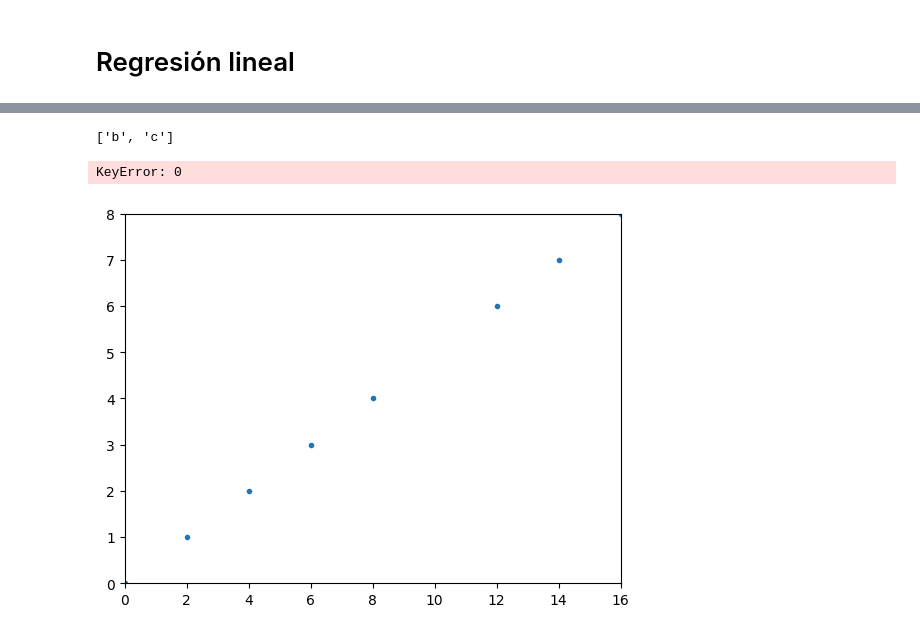
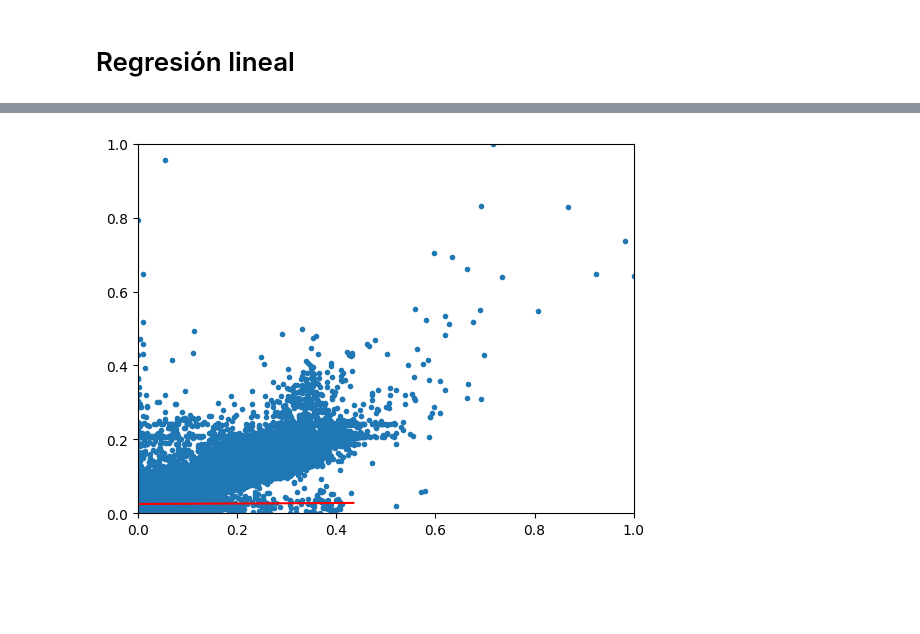
Before and after one commit to gag1005/Mineria-de-datos, a Jupyter notebook: practica3/practica3.ipynb, the cells around one changed output, grey strips where cells are left out. Cells and saved outputs as stored; diff of their text form; code cells hidden in the pictures; blank space fills up the shorter version.

```diff
--- a/practica3/practica3.ipynb
+++ b/practica3/practica3.ipynb
@@ -141,5 +134,5 @@ df.head()
 # %% [markdown]
 ### Normalización
 # %%
-# df = pd.DataFrame((df - df.min())/(df.max() - df.min()))
-# df.head()
+dfNormal = pd.DataFrame((df - df.min())/(df.max() - df.min()))
+dfNormal.head()
@@ -146,8 +146,8 @@ df.head()
 # %% [markdown]
 # Creación de los conjuntos de test y train
 # %%
-x = df.drop('a', axis=1)
-y = pd.DataFrame(df['a'])
+x = dfNormal.drop('fare_amount', axis=1)
+y = pd.DataFrame(dfNormal['fare_amount'])
 
 xTrain, xTest, yTrain, yTest = train_test_split(x, y, test_size=0.2)
 
@@ -169,6 +169,6 @@ yTest: (2, 1)
 from linReg import LinRegClassifier
 import matplotlib.pyplot as plt
 # %%
-classifier = LinRegClassifier(xTrain, yTrain, numIter=20, lRate=0.0001)
+classifier = LinRegClassifier(xTrain, yTrain, numIter=20, lRate=0.1)
 classifier.train()
 # %% [output]
@@ -208,18 +180,18 @@ attr = 'b'
+# %%
+attr = 'distance_run'
+target = 'fare_amount'
 # %%
 # Distance run
 
 plt.scatter(xTrain[attr].to_numpy(), yTrain, marker=".")
 plt.ylim([0, np.max(yTrain.to_numpy())])
 plt.xlim([0, np.max(xTrain[attr].to_numpy())])
 
 # El índice del atributo seleccionado
-attrPos = df.drop('a', axis=1).columns.to_list().index(attr)
-print(xTrain)
+attrPos = df.drop(target, axis=1).columns.to_list().index(attr)
 
-x = np.linspace(0, np.max(xTrain[attrPos].to_numpy()), 2)
+x = np.linspace(0, np.max(xTrain.to_numpy()[attrPos]), 2)
 y = [classifier.coefs[attrPos] * i + classifier.coefs[-1] for i in x]
 plt.plot(x, y, color="red");
 # %% [output]
-['b', 'c']
-KeyError: 0
-[figure, old version]
+[figure, new version]
```
Also changed, not shown: parts of 8 cells of this notebook, 1 other file.
